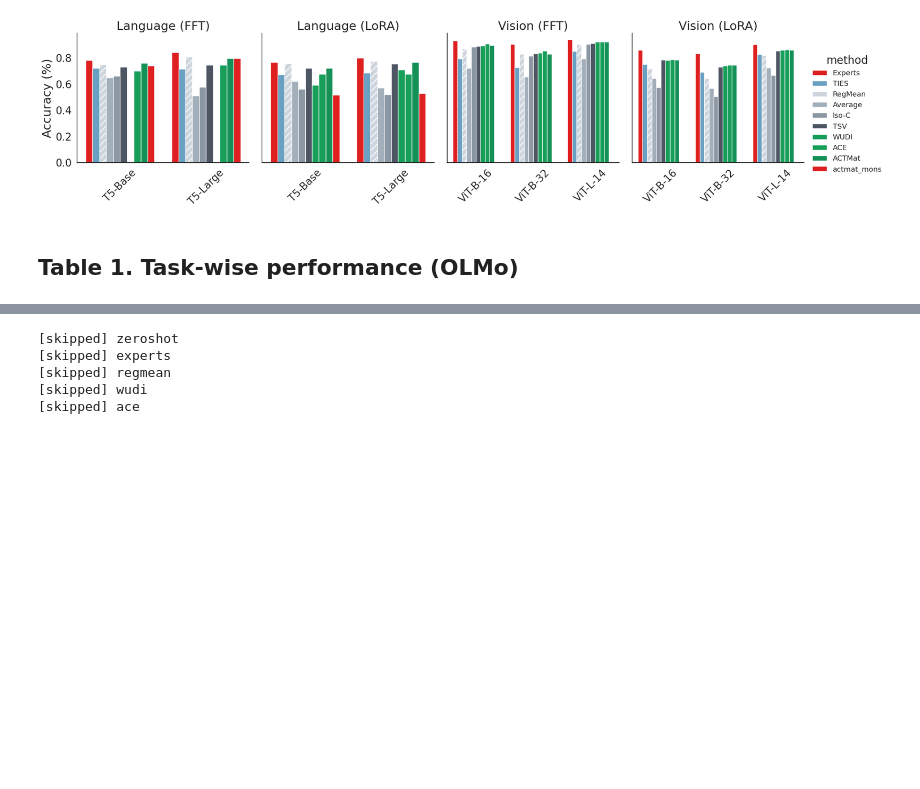
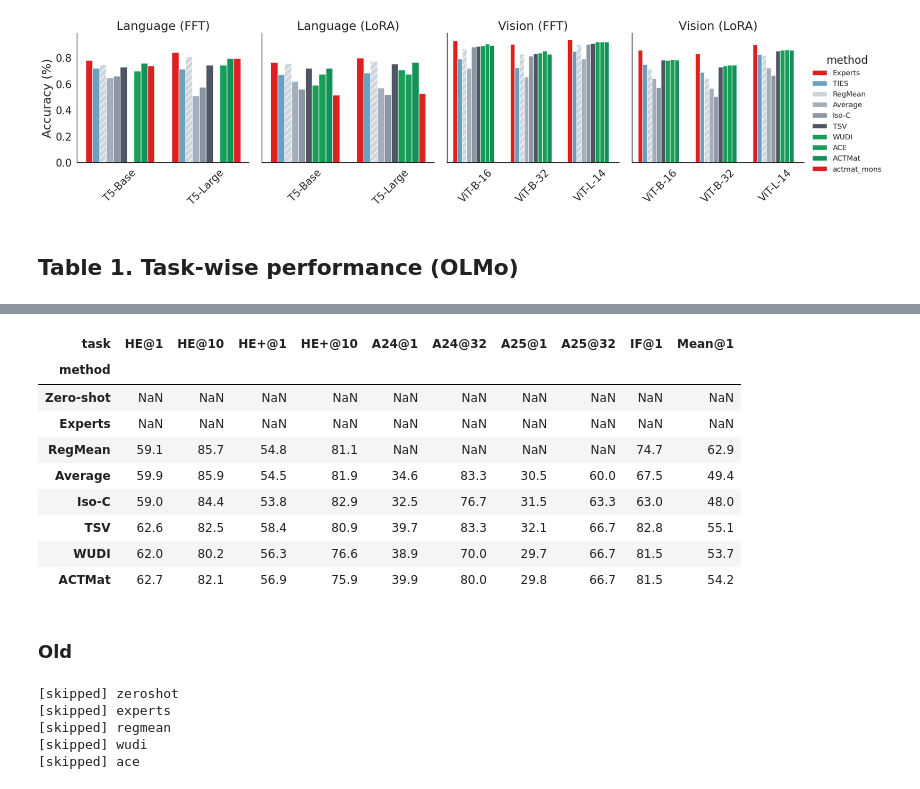
Before and after one commit to marawangamal/actmat, a Jupyter notebook: scripts/analysis.ipynb, the cells around one changed output, grey strips where cells are left out. Saved outputs shown, nothing was run; the diff lists cells and outputs as text; code cells hidden in the pictures; blank space fills up the shorter version.

```diff
--- a/scripts/analysis.ipynb
+++ b/scripts/analysis.ipynb
@@ -922,3 +1001,57 @@ apply_hatches(g, method_to_hatch)
+# %%
+import os
+
+EXCLUDE = {
+    "Experts",
+    "Multitask",
+    "RegMean",
+}  # use whatever method_to_method renames them to
+
+
+def format_column(col, fmt="md"):
+    wrap = "**{}**" if fmt == "md" else "\\textbf{{{}}}"
+    comparable = col[~col.index.isin(EXCLUDE)]  # rank only real methods
+    ranks = comparable.rank(method="min", ascending=False)
+    best = ranks[ranks == 1].index  # winner(s) in this column
+    out = col.map(lambda v: f"{v:0.1f}")
+    out.loc[best] = out.loc[best].map(lambda s: wrap.format(s))
+    return out
+
+
+# map_method = lambda x: f"\\textsc{{{x}}}" if "textsc" not in x else x
+map_method = lambda x: x
+dfp = df.pivot(index="method", columns="task", values="score")
+column_order = [
+    "HE@1",
+    "HE@10",
+    "HE+@1",
+    "HE+@10",
+    "A24@1",
+    "A24@32",
+    "A25@1",
+    "A25@32",
+    "IF@1",
+]
+dfp = (dfp * 100)[column_order].round(1)
+at1_cols = [c for c in column_order if c.endswith("@1")]
+dfp["Mean@1"] = dfp[at1_cols].mean(axis=1).round(1)
+dfp = dfp.reindex([m for m in method_to_method.values()])
+# print(dfp.to_latex(float_format="{:0.1f}".format))
+# print(dfp.apply(format_column, fmt="md", axis=0).to_markdown())
+dfp
+# %% [output]
+| task | HE@1 | HE@10 | HE+@1 | HE+@10 | A24@1 | A24@32 | A25@1 | A25@32 | IF@1 | Mean@1 |
+| method |  |  |  |  |  |  |  |  |  |  |
+| Zero-shot | NaN | NaN | NaN | NaN | NaN | NaN | NaN | NaN | NaN | NaN |
+| Experts | NaN | NaN | NaN | NaN | NaN | NaN | NaN | NaN | NaN | NaN |
+| RegMean | 59.1 | 85.7 | 54.8 | 81.1 | NaN | NaN | NaN | NaN | 74.7 | 62.9 |
+| Average | 59.9 | 85.9 | 54.5 | 81.9 | 34.6 | 83.3 | 30.5 | 60.0 | 67.5 | 49.4 |
+| Iso-C | 59.0 | 84.4 | 53.8 | 82.9 | 32.5 | 76.7 | 31.5 | 63.3 | 63.0 | 48.0 |
+| TSV | 62.6 | 82.5 | 58.4 | 80.9 | 39.7 | 83.3 | 32.1 | 66.7 | 82.8 | 55.1 |
+| WUDI | 62.0 | 80.2 | 56.3 | 76.6 | 38.9 | 70.0 | 29.7 | 66.7 | 81.5 | 53.7 |
+| ACTMat | 62.7 | 82.1 | 56.9 | 75.9 | 39.9 | 80.0 | 29.8 | 66.7 | 81.5 | 54.2 |
+# %% [markdown]
+### Old
 # %%
 import os.path as osp
 import pandas as pd
```
Also changed, not shown: parts of 6 cells of this notebook, 14 other files.
